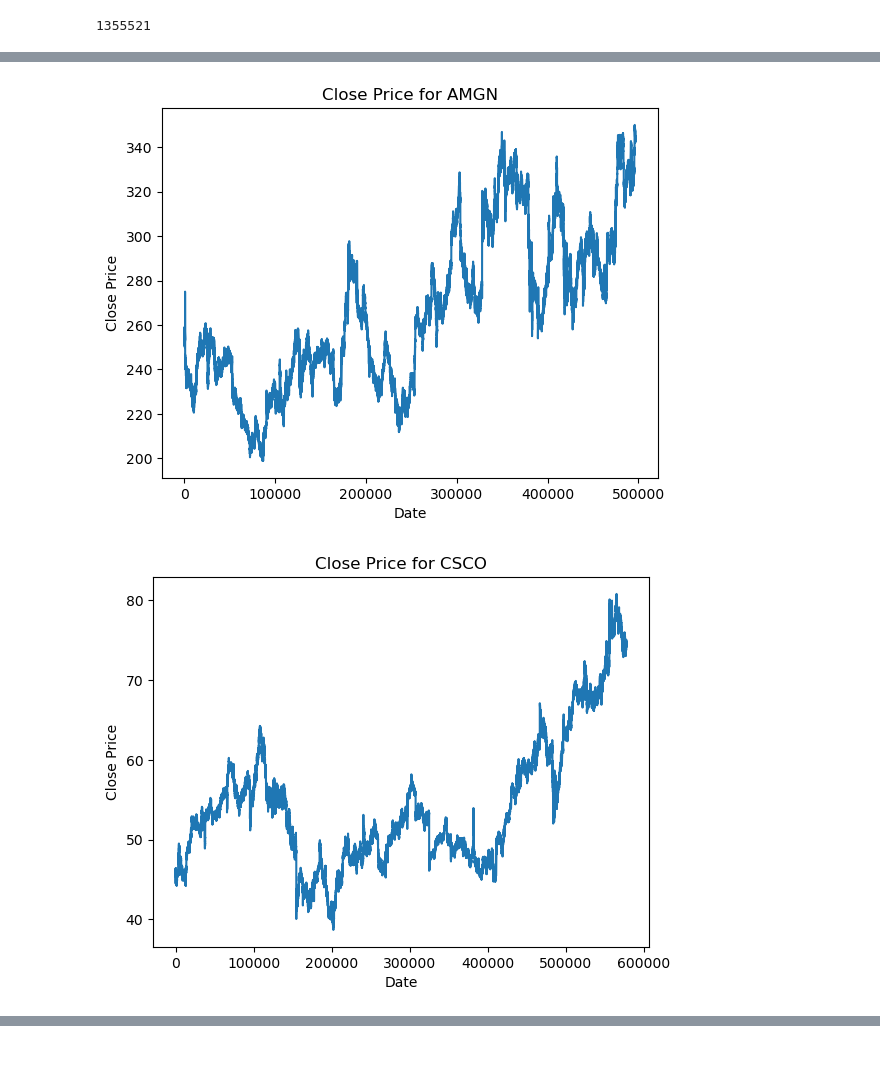
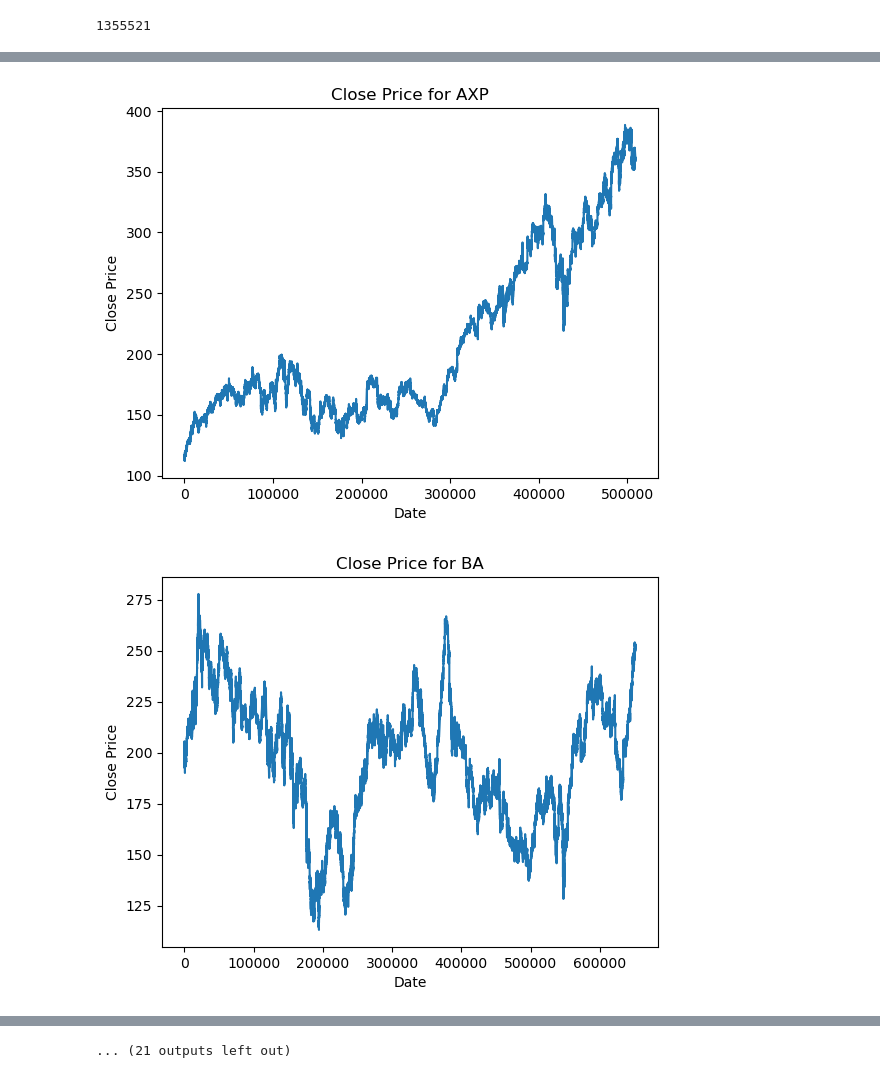
Before and after one commit to Olba147/DrlPpoTransformer, a Jupyter notebook: model_inspect.ipynb, the cells around one changed output, grey strips where cells are left out. Drawn from its saved outputs; the diff is of its cells as text; code cells hidden in the pictures.

```diff
--- a/model_inspect.ipynb
+++ b/model_inspect.ipynb
@@ -78,9 +78,10 @@ print(sum(p.numel() for p in jepa_model.context_enc.parameters() if p.requires_g
 # %%
 import pandas as pd
 import numpy as np
+import os
 import matplotlib.pyplot as plt
 
-tickers = ["AAPL", "AMZN", "QQQ", "AMGN", "CSCO"]
+tickers = [f.name.split(".")[0] for f in os.scandir("Data/polygon/data_raw_1m")]
 
 # load the data for each ticker
 data = {}
@@ -99,2 +100,2 @@ for ticker in tickers:
-[figure, old version]
+[figure, new version]
-[figure, old version]
+[figure, new version]
@@ -100,0 +109 @@ for ticker in tickers:
+... (21 outputs left out)
```
Also changed, not shown: parts of 1 cell of this notebook, 2 other files.
